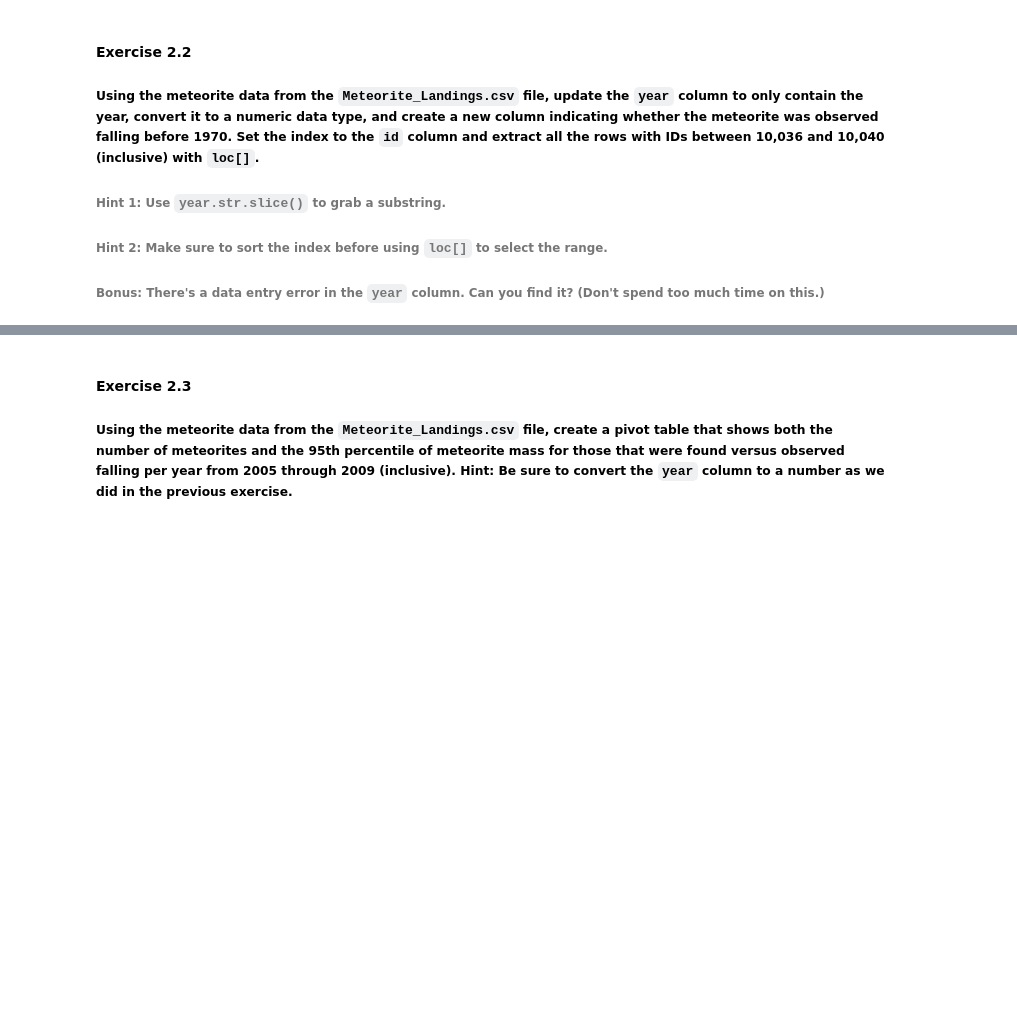
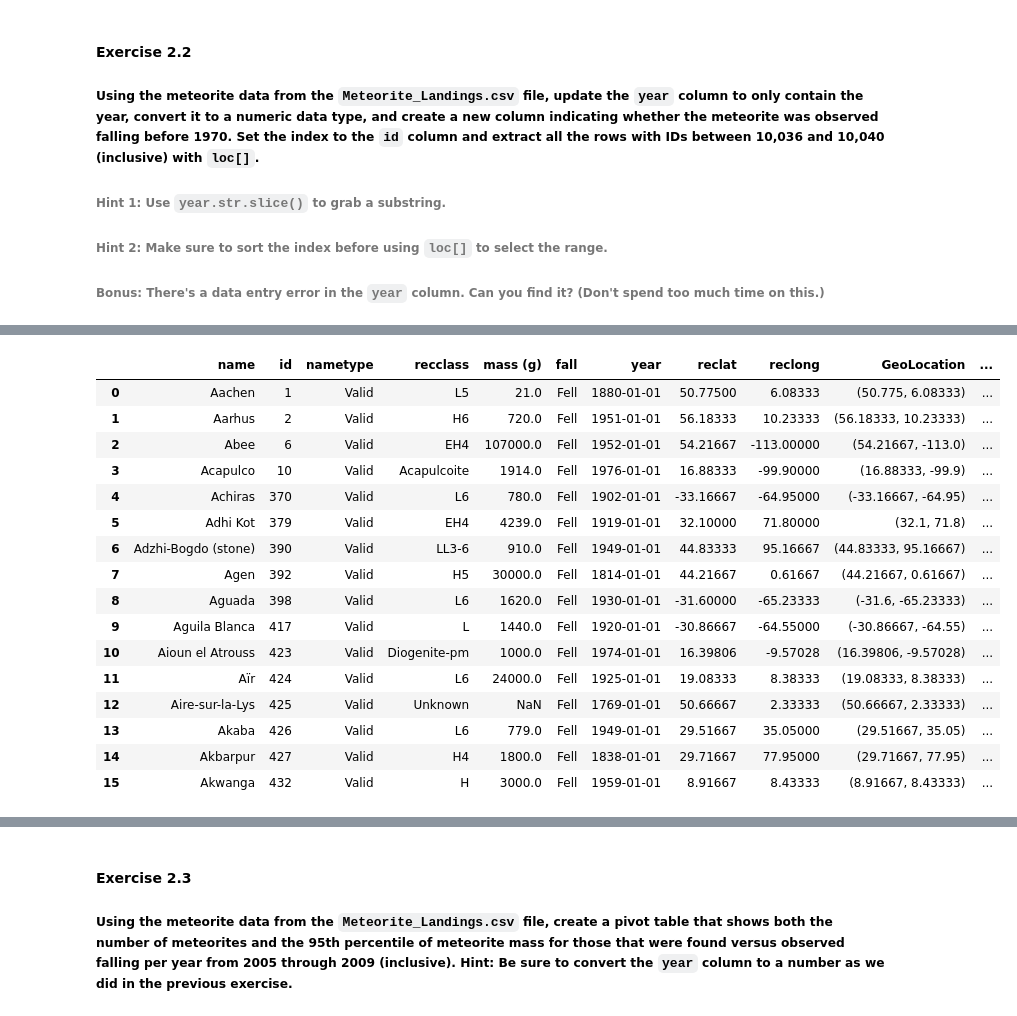
Before and after one commit to ugnevaisvilaite/She-Goes-Tech22, a Jupyter notebook: day_17/workbook.ipynb, the cells around one changed output, grey strips where cells are left out. Cells and saved outputs as stored; diff of their text form; code cells hidden in the pictures; blank space fills up the shorter version.

```diff
--- a/day_17/workbook.ipynb
+++ b/day_17/workbook.ipynb
@@ -119,2 +125,4 @@ meteorites.head()
 # %%
+meteorites = pd.read_csv("../data/Meteorite_Landings.csv")
+meteorites.head(5)
 # %% [output]
@@ -121,0 +135,4 @@ Error:
+# %%
+meteorites['year'] = pd.to_datetime(meteorites['year'],errors = 'coerce' )  # change the format to date-time before
+meteorites['only_year'] = pd.DatetimeIndex(meteorites['year']).year
+meteorites.head()
@@ -121,0 +146,23 @@ Error:
+# %%
+meteorites.loc[meteorites['only_year'] <= 1970, 'Year above or equel 1970?'] = 'True'
+meteorites.loc[meteorites['only_year'] > 1970, 'Year above or equel 1970?'] = 'False'
+
+meteorites.head(16)
+# %% [output]
+|  | name | id | nametype | recclass | mass (g) | fall | year | reclat | reclong | GeoLocation | ... |
+| 0 | Aachen | 1 | Valid | L5 | 21.0 | Fell | 1880-01-01 | 50.77500 | 6.08333 | (50.775, 6.08333) | ... |
+| 1 | Aarhus | 2 | Valid | H6 | 720.0 | Fell | 1951-01-01 | 56.18333 | 10.23333 | (56.18333, 10.23333) | ... |
+| 2 | Abee | 6 | Valid | EH4 | 107000.0 | Fell | 1952-01-01 | 54.21667 | -113.00000 | (54.21667, -113.0) | ... |
+| 3 | Acapulco | 10 | Valid | Acapulcoite | 1914.0 | Fell | 1976-01-01 | 16.88333 | -99.90000 | (16.88333, -99.9) | ... |
+| 4 | Achiras | 370 | Valid | L6 | 780.0 | Fell | 1902-01-01 | -33.16667 | -64.95000 | (-33.16667, -64.95) | ... |
+| 5 | Adhi Kot | 379 | Valid | EH4 | 4239.0 | Fell | 1919-01-01 | 32.10000 | 71.80000 | (32.1, 71.8) | ... |
+| 6 | Adzhi-Bogdo (stone) | 390 | Valid | LL3-6 | 910.0 | Fell | 1949-01-01 | 44.83333 | 95.16667 | (44.83333, 95.16667) | ... |
+| 7 | Agen | 392 | Valid | H5 | 30000.0 | Fell | 1814-01-01 | 44.21667 | 0.61667 | (44.21667, 0.61667) | ... |
+| 8 | Aguada | 398 | Valid | L6 | 1620.0 | Fell | 1930-01-01 | -31.60000 | -65.23333 | (-31.6, -65.23333) | ... |
+| 9 | Aguila Blanca | 417 | Valid | L | 1440.0 | Fell | 1920-01-01 | -30.86667 | -64.55000 | (-30.86667, -64.55) | ... |
+| 10 | Aioun el Atrouss | 423 | Valid | Diogenite-pm | 1000.0 | Fell | 1974-01-01 | 16.39806 | -9.57028 | (16.39806, -9.57028) | ... |
+| 11 | Aïr | 424 | Valid | L6 | 24000.0 | Fell | 1925-01-01 | 19.08333 | 8.38333 | (19.08333, 8.38333) | ... |
+| 12 | Aire-sur-la-Lys | 425 | Valid | Unknown | NaN | Fell | 1769-01-01 | 50.66667 | 2.33333 | (50.66667, 2.33333) | ... |
+| 13 | Akaba | 426 | Valid | L6 | 779.0 | Fell | 1949-01-01 | 29.51667 | 35.05000 | (29.51667, 35.05) | ... |
+| 14 | Akbarpur | 427 | Valid | H4 | 1800.0 | Fell | 1838-01-01 | 29.71667 | 77.95000 | (29.71667, 77.95) | ... |
+| 15 | Akwanga | 432 | Valid | H | 3000.0 | Fell | 1959-01-01 | 8.91667 | 8.43333 | (8.91667, 8.43333) | ... |
```
Also changed, not shown: parts of 18 cells of this notebook.
